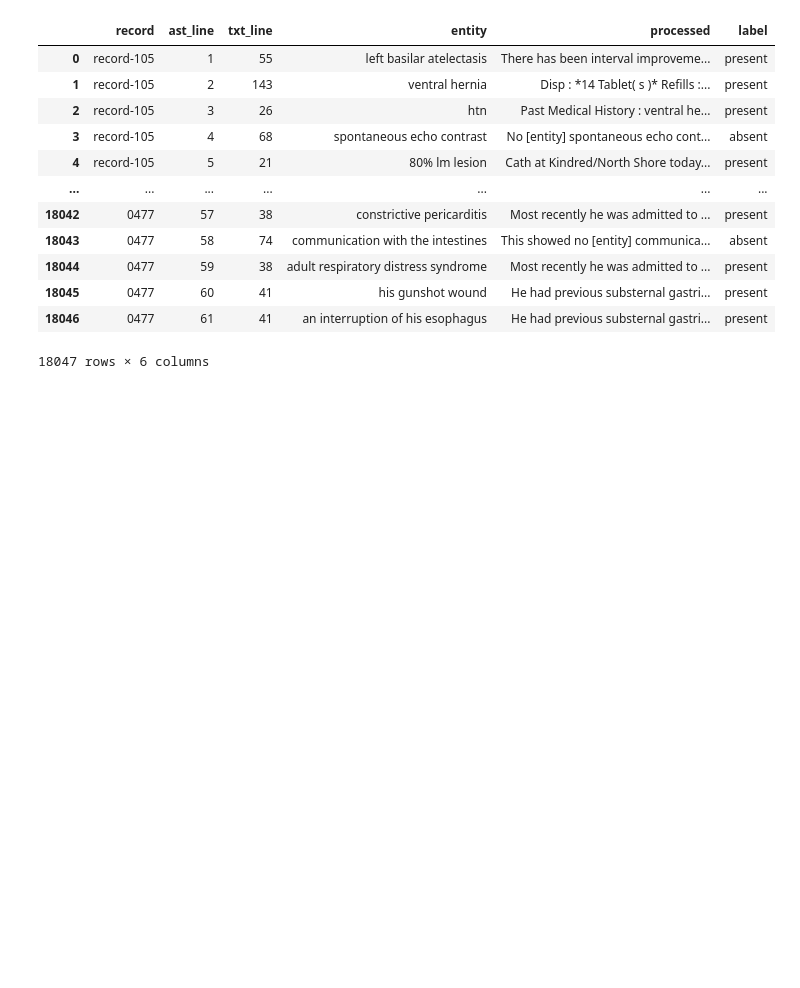
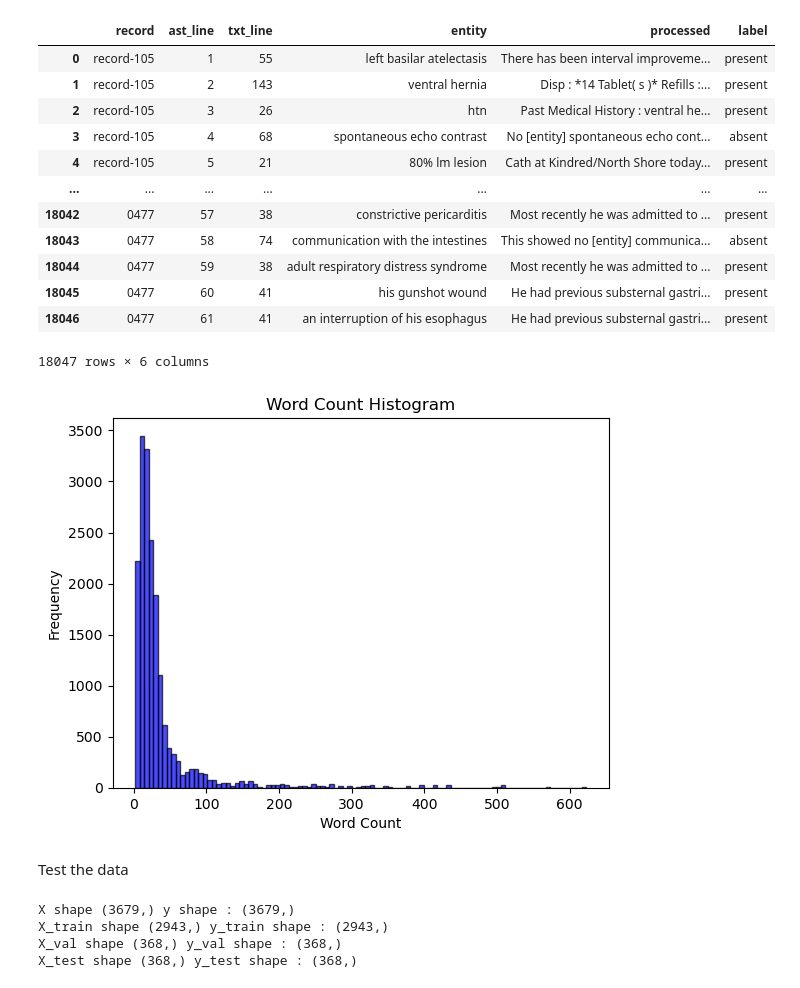
Before and after one commit to kevintcaron/clinical-adapter, a Jupyter notebook: i2b2-ast-preprocessing.ipynb, the cells around one changed output. Cells and saved outputs as stored; diff of their text form; code cells hidden in the pictures; blank space fills up the shorter version.

Commit message:
Update i2b2-ast-preprocessing.ipynb
Added test for sentencizer data vs line data

```diff
--- a/i2b2-ast-preprocessing.ipynb
+++ b/i2b2-ast-preprocessing.ipynb
@@ -404,6 +424,10 @@ test_line_data_df = get_data_by_line(test_line_data)
 all_line_data_df = get_data_by_line(all_line_data)
 # %%
 def filter_data(data_df):
+    """
+    Takes dataframe
+    Returns filtered dataframe with only present, absent, possible and dropped null rows
+    """
     allowed_labels = ['present', 'absent', 'possible']
     filtered_df = data_df[data_df['label'].isin(allowed_labels)]
     filtered_df = filtered_df.dropna()
@@ -596,11 +624,13 @@ all_sentencizer_data_filtered_df
 | 18046 | 0477 | 61 | 41 | an interruption of his esophagus | He had previous substernal gastri... | present |
 18047 rows × 6 columns
 # %%
-# # Use for evaluating OPTION 2
+# Use for evaluating OPTION 2
 
-# word_counts = all_sentencizer_data_filtered_df['processed'].apply(lambda x: len(x.split()))-2
-# plt.hist(word_counts, bins=100, alpha=0.7, color='blue', edgecolor='black')
-# plt.xlabel('Word Count')
-# plt.ylabel('Frequency')
-# plt.title('Word Count Histogram')
-# plt.show()
+word_counts = all_sentencizer_data_filtered_df['processed'].apply(lambda x: len(x.split()))-2
+plt.hist(word_counts, bins=100, alpha=0.7, color='blue', edgecolor='black')
+plt.xlabel('Word Count')
+plt.ylabel('Frequency')
+plt.title('Word Count Histogram')
+plt.show()
+# %% [output]
+[figure, added]
@@ -606,0 +715,2 @@ all_sentencizer_data_filtered_df
+# %% [markdown]
+Test the data
@@ -606,0 +719,42 @@ all_sentencizer_data_filtered_df
+# %%
+if data_to_test == "Line Data":
+    # LINE DATA TEST
+    # Test on 20% of data. Split to training, validation, and test sets
+    all_line_data_filtered_df_frac = all_line_data_filtered_df.sample(frac=0.2).copy()
+
+
+    X = all_line_data_filtered_df_frac['new_line']
+    y = all_line_data_filtered_df_frac['label']
+
+    X_train, X_test_valid, y_train, y_test_valid = train_test_split(X, y, test_size=0.2, stratify=y, random_state=seed)
+    X_test, X_valid, y_test, y_valid = train_test_split(X_test_valid, y_test_valid, test_size=0.5, random_state=seed, stratify=y_test_valid)
+
+    print(f"X shape {X.shape} y shape : {y.shape}")
+    print(f"X_train shape {X_train.shape} y_train shape : {y_train.shape}")
+    print(f"X_val shape {X_valid.shape} y_val shape : {y_valid.shape}")
+    print(f"X_test shape {X_test.shape} y_test shape : {y_test.shape}")
+
+elif data_to_test == "Sentencizer Data":
+    # SENTENCIZER DATA TEST
+    # Test on 20% of data. Split to training, validation, and test sets
+    all_sentencizer_data_filtered_df_frac = all_sentencizer_data_filtered_df.sample(frac=0.2).copy()
+
+
+    X = all_sentencizer_data_filtered_df_frac['processed']
+    y = all_sentencizer_data_filtered_df_frac['label']
+
+    X_train, X_test_valid, y_train, y_test_valid = train_test_split(X, y, test_size=0.2, stratify=y, random_state=seed)
+    X_test, X_valid, y_test, y_valid = train_test_split(X_test_valid, y_test_valid, test_size=0.5, random_state=seed, stratify=y_test_valid)
+
+    print(f"X shape {X.shape} y shape : {y.shape}")
+    print(f"X_train shape {X_train.shape} y_train shape : {y_train.shape}")
+    print(f"X_val shape {X_valid.shape} y_val shape : {y_valid.shape}")
+    print(f"X_test shape {X_test.shape} y_test shape : {y_test.shape}")
+
+else:
+    print(data_to_test, "not a valid choice")
+# %% [output]
+X shape (3679,) y shape : (3679,)
+X_train shape (2943,) y_train shape : (2943,)
+X_val shape (368,) y_val shape : (368,)
+X_test shape (368,) y_test shape : (368,)
```
Also changed, not shown: parts of 17 cells of this notebook.
